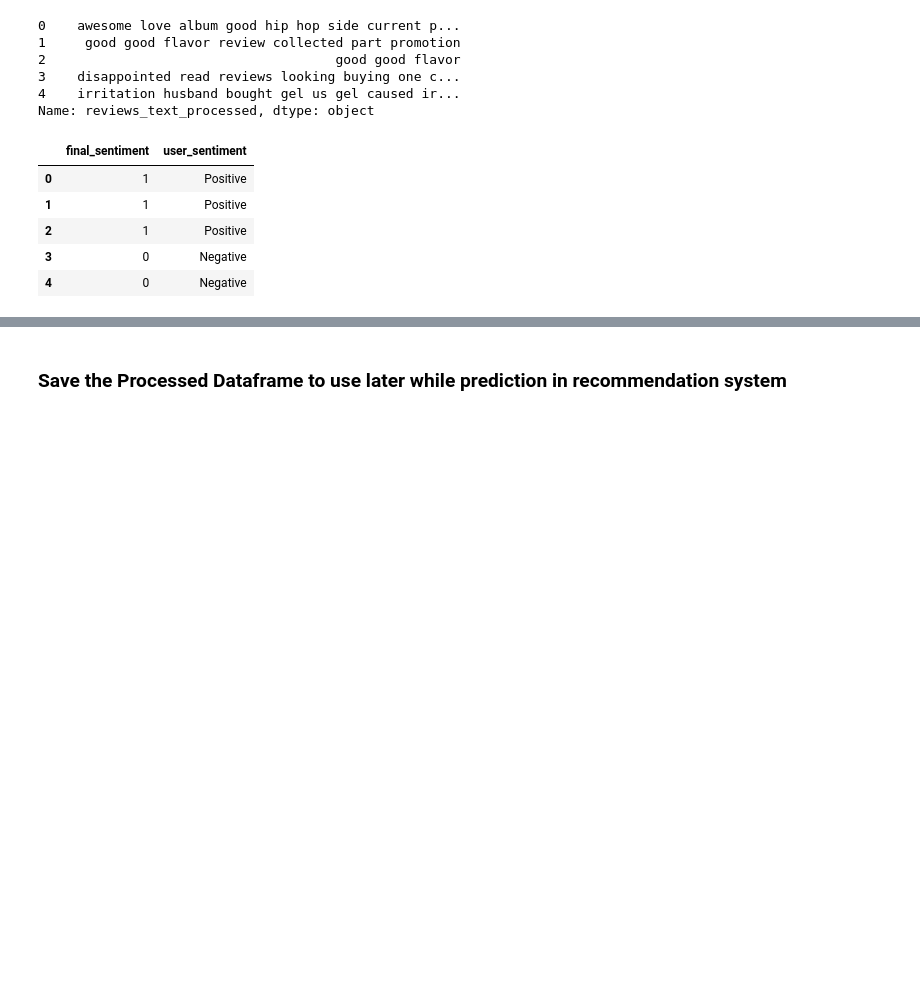
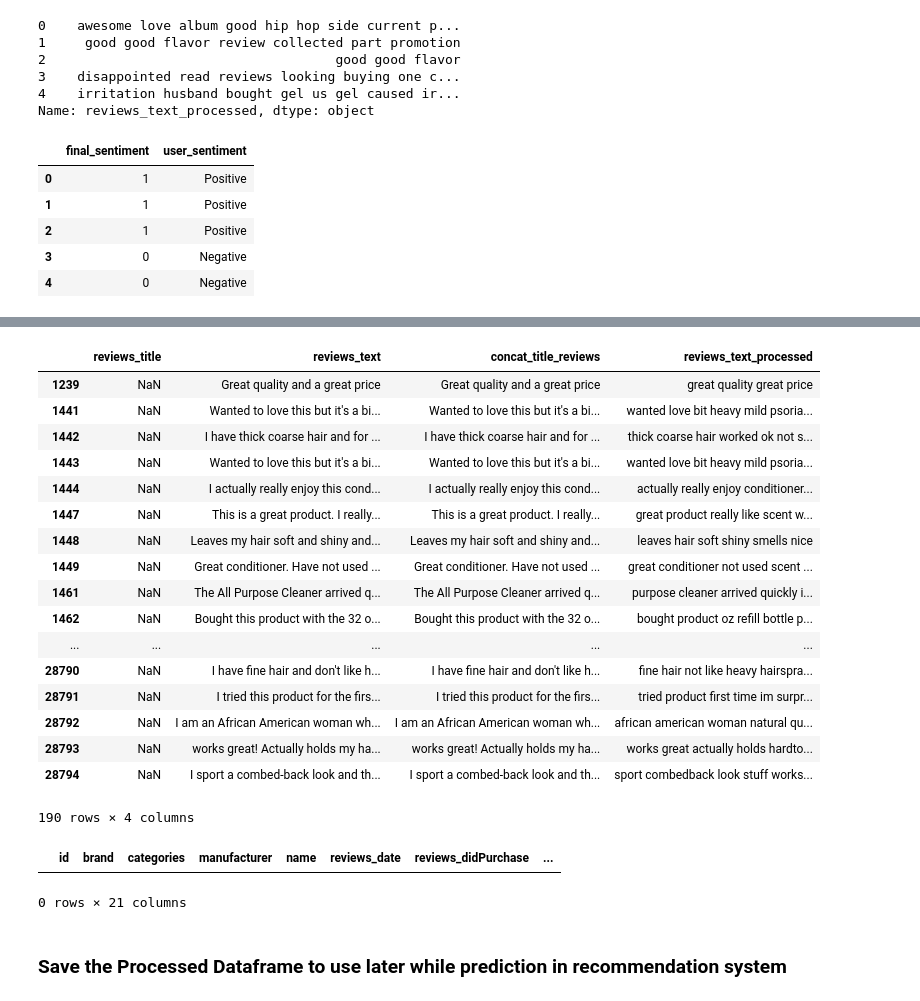
Before and after one commit to nveenkumr/SentimentBased_ProductRecommendation, a Jupyter notebook: Sentiment_Analysis_ProductReviews_3Models.ipynb, the cells around one changed output, grey strips where cells are left out. Saved outputs shown, nothing was run; the diff lists cells and outputs as text; code cells hidden in the pictures; blank space fills up the shorter version.

```diff
--- a/Sentiment_Analysis_ProductReviews_3Models.ipynb
+++ b/Sentiment_Analysis_ProductReviews_3Models.ipynb
@@ -498,7 +498,7 @@ After Pre processing :- not recommend product anyone
 ### As we have to build our model based on reviews_text and reviews_title . Lets concatenate both the columns
 # %%
 
-prod_df['concat_title_reviews'] = prod_df['reviews_title']+" "+prod_df['reviews_text']
+prod_df['concat_title_reviews'] = prod_df['reviews_title'].fillna(' ')+" "+prod_df['reviews_text'].fillna(' ')
 prod_df['concat_title_reviews'].head(5)
 # %% [output]
 0    Just Awesome i love this album. it's very good...
@@ -551,3 +543,29 @@ prod_df.head(3)
+# %%
+prod_df[prod_df['reviews_title'].isnull()][['reviews_title' ,'reviews_text','concat_title_reviews','reviews_text_processed' ]]
+# %% [output]
+|  | reviews_title | reviews_text | concat_title_reviews | reviews_text_processed |
+| 1239 | NaN | Great quality and a great price | Great quality and a great price | great quality great price |
+| 1441 | NaN | Wanted to love this but it's a bi... | Wanted to love this but it's a bi... | wanted love bit heavy mild psoria... |
+| 1442 | NaN | I have thick coarse hair and for ... | I have thick coarse hair and for ... | thick coarse hair worked ok not s... |
+| 1443 | NaN | Wanted to love this but it's a bi... | Wanted to love this but it's a bi... | wanted love bit heavy mild psoria... |
+| 1444 | NaN | I actually really enjoy this cond... | I actually really enjoy this cond... | actually really enjoy conditioner... |
+| 1447 | NaN | This is a great product. I really... | This is a great product. I really... | great product really like scent w... |
+| 1448 | NaN | Leaves my hair soft and shiny and... | Leaves my hair soft and shiny and... | leaves hair soft shiny smells nice |
+| 1449 | NaN | Great conditioner. Have not used ... | Great conditioner. Have not used ... | great conditioner not used scent ... |
+| 1461 | NaN | The All Purpose Cleaner arrived q... | The All Purpose Cleaner arrived q... | purpose cleaner arrived quickly i... |
+| 1462 | NaN | Bought this product with the 32 o... | Bought this product with the 32 o... | bought product oz refill bottle p... |
+| ... | ... | ... | ... | ... |
+| 28790 | NaN | I have fine hair and don't like h... | I have fine hair and don't like h... | fine hair not like heavy hairspra... |
+| 28791 | NaN | I tried this product for the firs... | I tried this product for the firs... | tried product first time im surpr... |
+| 28792 | NaN | I am an African American woman wh... | I am an African American woman wh... | african american woman natural qu... |
+| 28793 | NaN | works great! Actually holds my ha... | works great! Actually holds my ha... | works great actually holds hardto... |
+| 28794 | NaN | I sport a combed-back look and th... | I sport a combed-back look and th... | sport combedback look stuff works... |
+190 rows × 4 columns
+# %%
+prod_df[prod_df['reviews_text_processed'].isnull()]
+# %% [output]
+|  | id | brand | categories | manufacturer | name | reviews_date | reviews_didPurchase | ... |
+0 rows × 21 columns
 # %% [markdown]
 ### Save the Processed Dataframe to use later while prediction in recommendation system
 # %%
```
Also changed, not shown: parts of 17 cells of this notebook.
